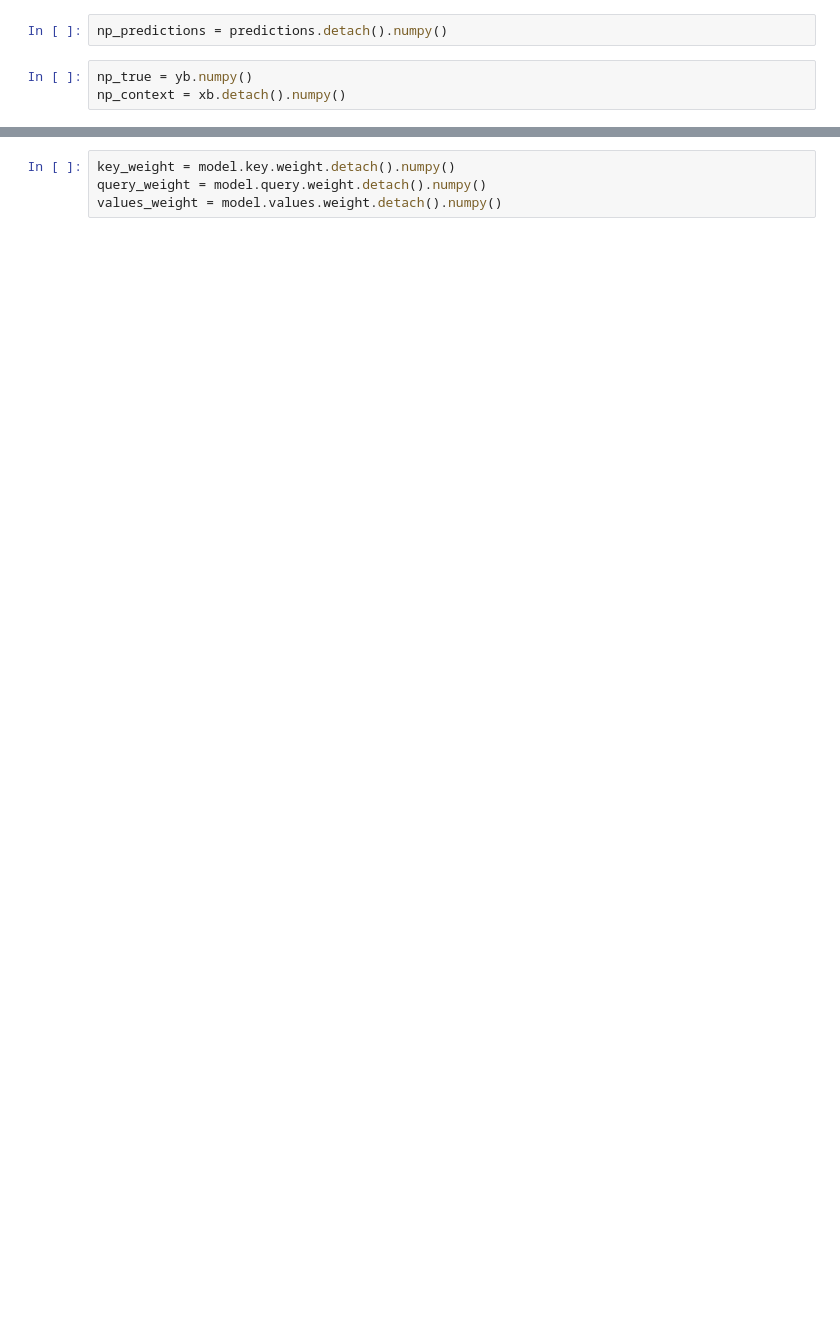
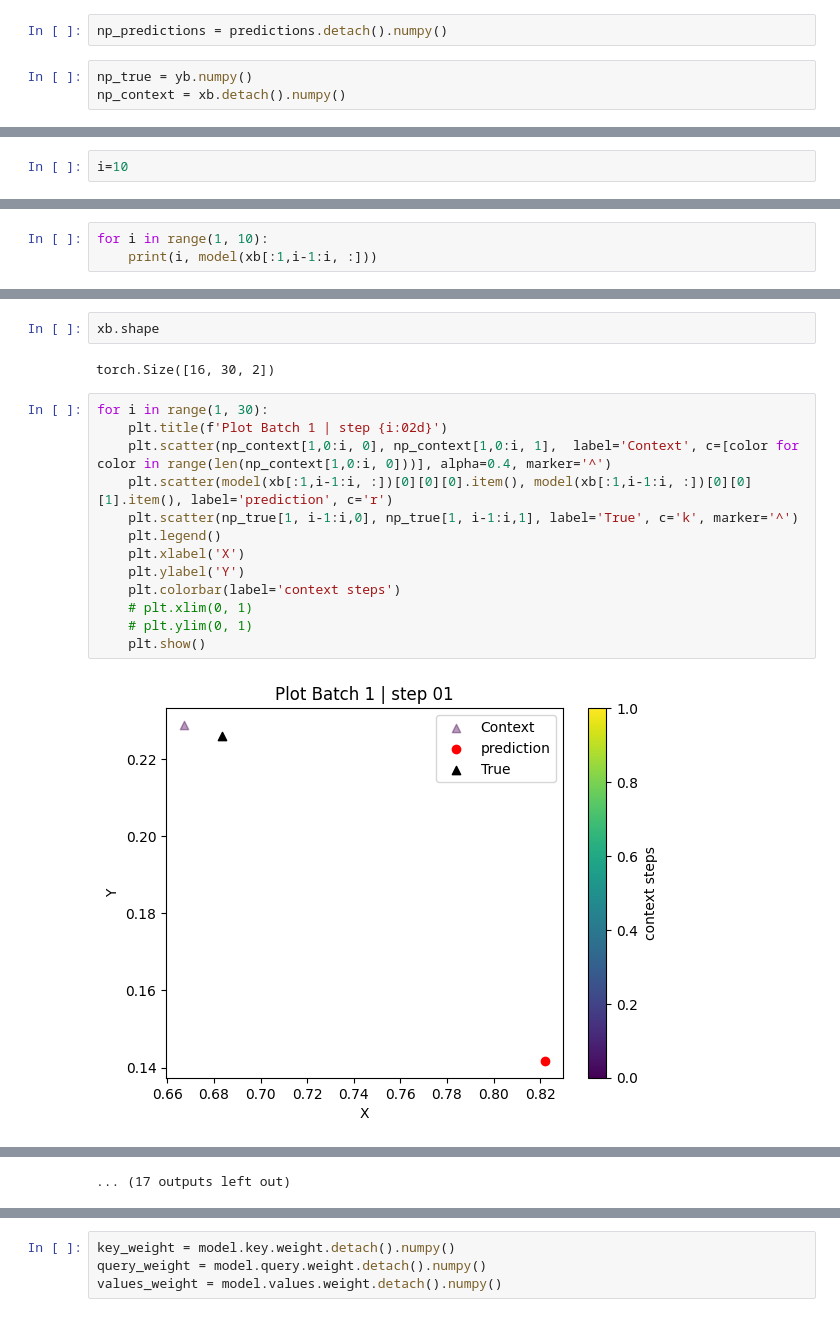
Before and after one commit to mgteus/neuro, a Jupyter notebook: transformers_andrej/attention_model_vizz.ipynb, the cells around one changed output, grey strips where cells are left out. Saved outputs shown, nothing was run; the diff lists cells and outputs as text; blank space fills up the shorter version.

```diff
--- a/transformers_andrej/attention_model_vizz.ipynb
+++ b/transformers_andrej/attention_model_vizz.ipynb
@@ -96,0 +194,2 @@ Head(
+# %%
+i=10
@@ -96,0 +215,3 @@ Head(
+# %%
+for i in range(1, 10):
+    print(i, model(xb[:1,i-1:i, :]))
@@ -96,0 +241,19 @@ Head(
+# %%
+xb.shape
+# %% [output]
+torch.Size([16, 30, 2])
+# %%
+for i in range(1, 30):
+    plt.title(f'Plot Batch 1 | step {i:02d}')
+    plt.scatter(np_context[1,0:i, 0], np_context[1,0:i, 1],  label='Context', c=[color for color in range(len(np_context[1,0:i, 0]))], alpha=0.4, marker='^')
+    plt.scatter(model(xb[:1,i-1:i, :])[0][0][0].item(), model(xb[:1,i-1:i, :])[0][0][1].item(), label='prediction', c='r')
+    plt.scatter(np_true[1, i-1:i,0], np_true[1, i-1:i,1], label='True', c='k', marker='^')
+    plt.legend()
+    plt.xlabel('X')
+    plt.ylabel('Y')
+    plt.colorbar(label='context steps')
+    # plt.xlim(0, 1)
+    # plt.ylim(0, 1)
+    plt.show()
+# %% [output]
+[figure, added]
@@ -96,0 +271 @@ Head(
+... (17 outputs left out)
```
Also changed, not shown: parts of 34 cells of this notebook, 15 other files.
